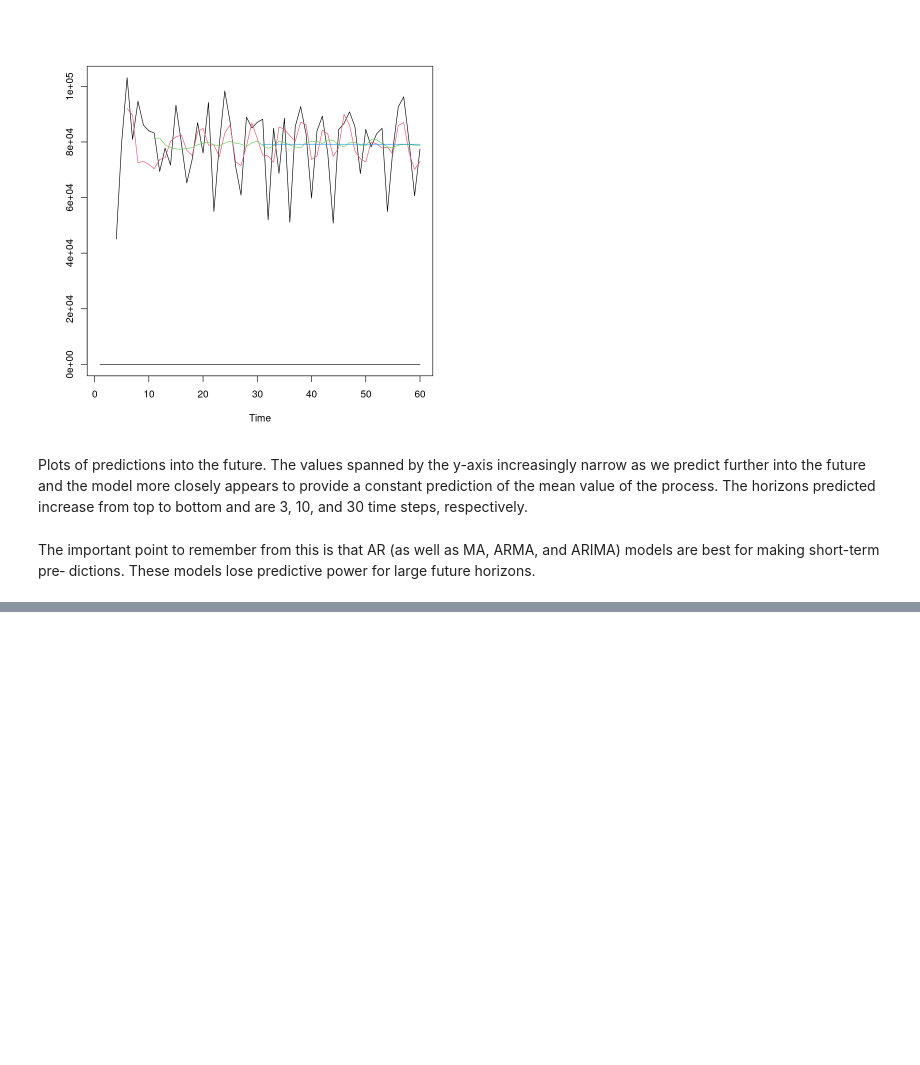
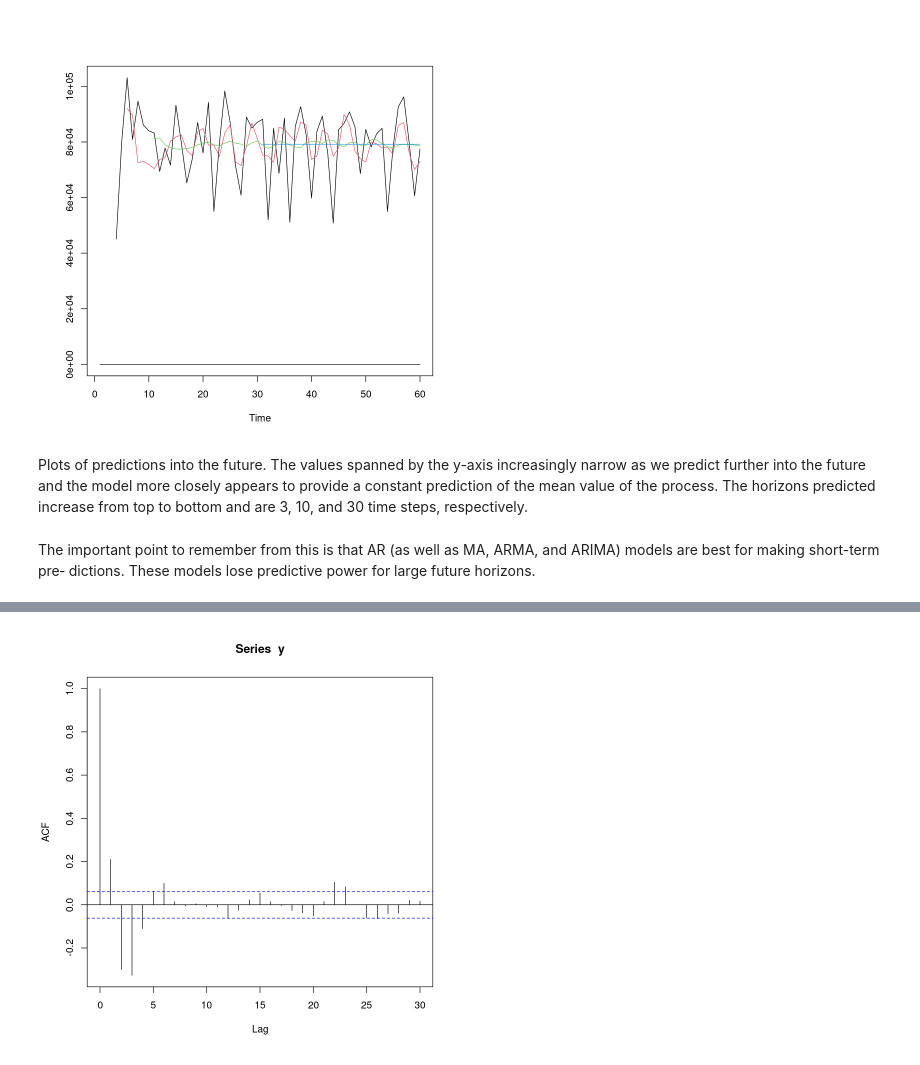
Before and after one commit to cmarsa/ptsa, a Jupyter notebook: chapter_06/statistical_models_ts.ipynb, the cells around one changed output, grey strips where cells are left out. Saved outputs shown, nothing was run; the diff lists cells and outputs as text; code cells hidden in the pictures; blank space fills up the shorter version.

```diff
--- a/chapter_06/statistical_models_ts.ipynb
+++ b/chapter_06/statistical_models_ts.ipynb
@@ -299,0 +506,7 @@ dictions. These models lose predictive power for large future horizons.
+# %%
+# lets pretend we do not know the coefficients of ar and ma
+y = arima.sim(n = 1000, list(ar = c(0.8, -0.4), ma = c(-0.7)))
+# %%
+acf(y)
+# %% [output]
+[figure, added]
```
Also changed, not shown: parts of 34 cells of this notebook.
